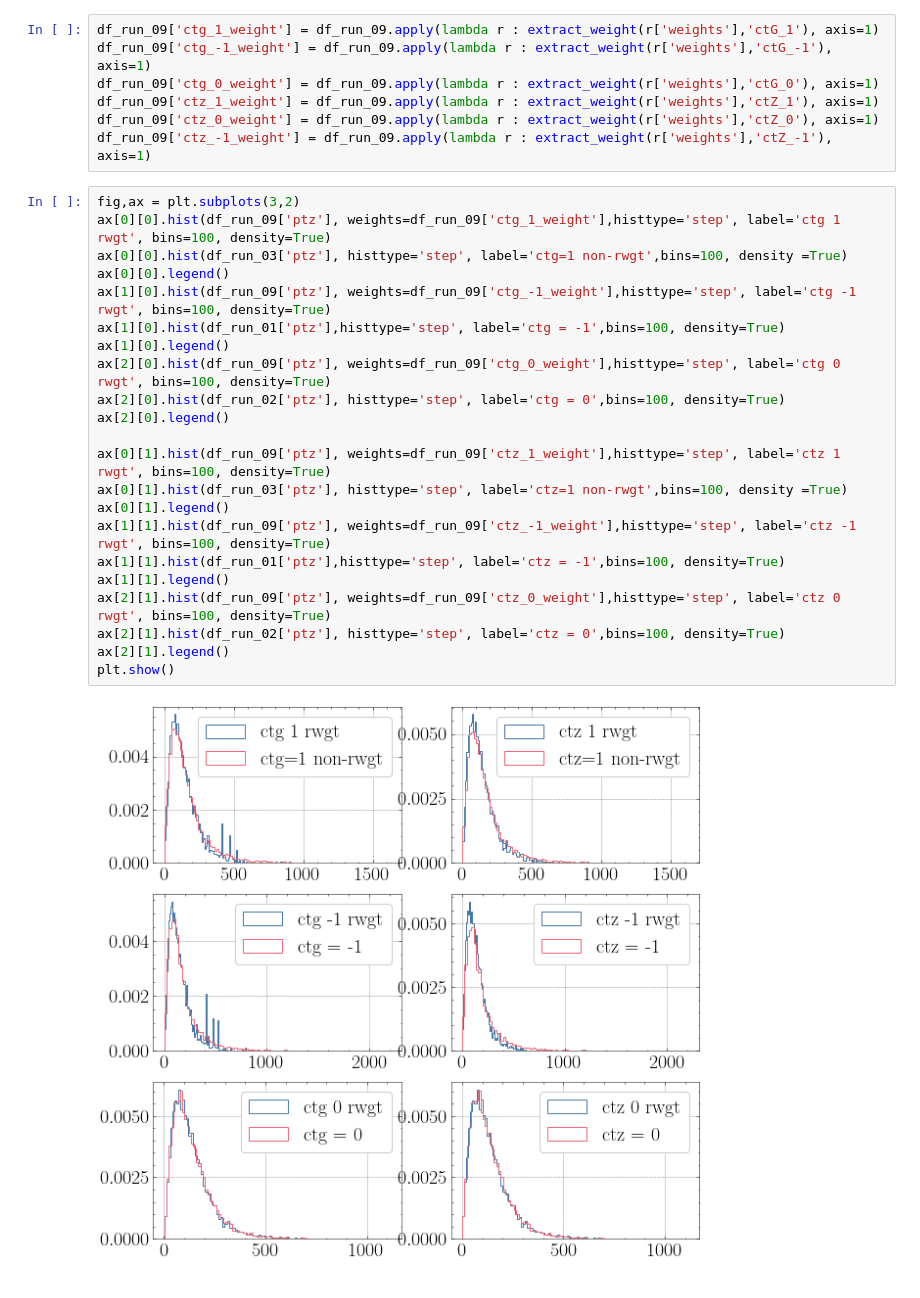
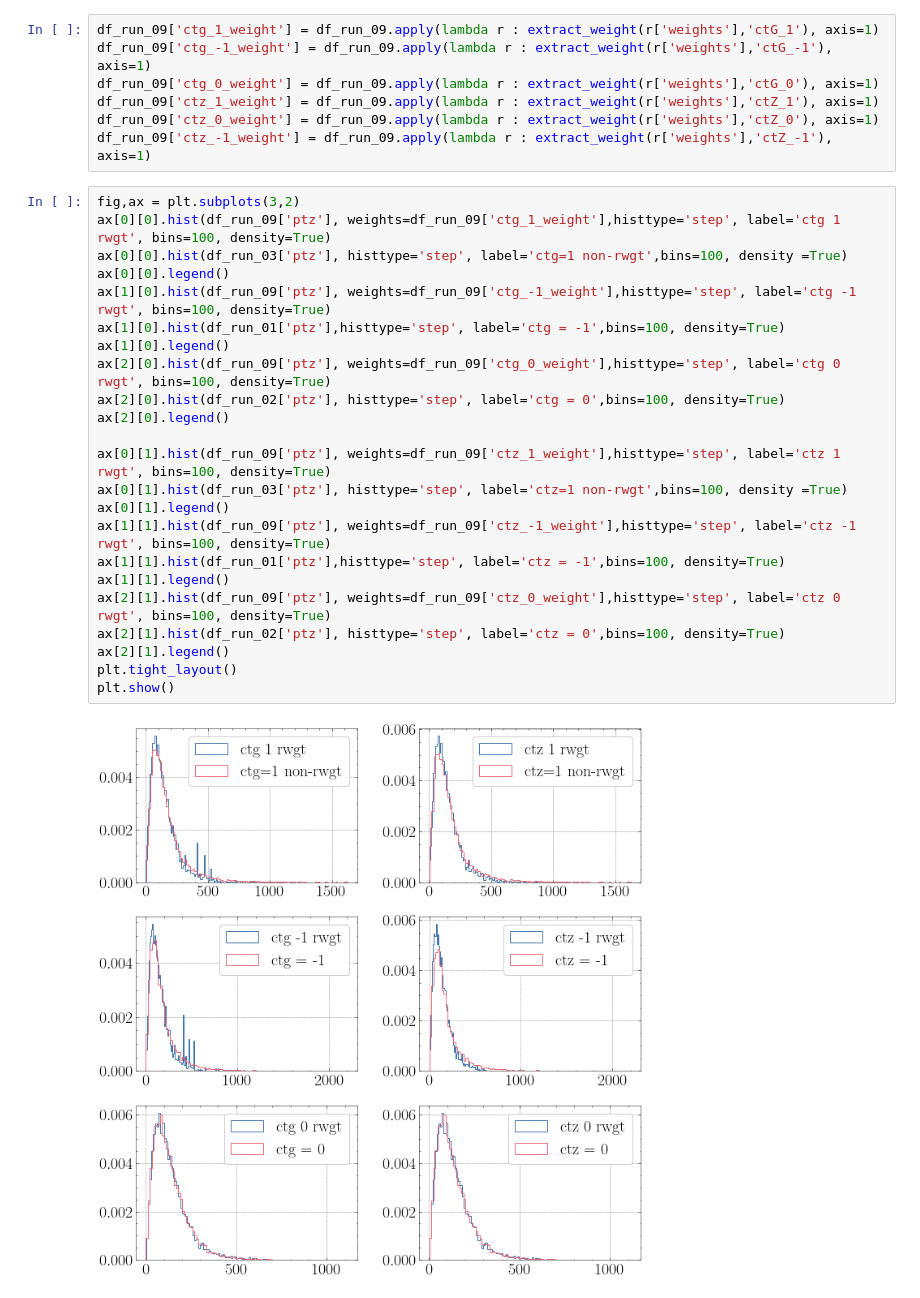
Before and after one commit to craigmadethis/LHEImport, a Jupyter notebook: ttz_05_eft.ipynb, the cells around one changed output. Drawn from its saved outputs; the diff is of its cells as text.

Commit message:
updating graphs

```diff
--- a/ttz_05_eft.ipynb
+++ b/ttz_05_eft.ipynb
@@ -107,24 +107,25 @@ df_run_09['ctz_-1_weight'] = df_run_09.apply(lambda r : extract_weight(r['weight
 # %%
 fig,ax = plt.subplots(3,2)
 ax[0][0].hist(df_run_09['ptz'], weights=df_run_09['ctg_1_weight'],histtype='step', label='ctg 1 rwgt', bins=100, density=True)
 ax[0][0].hist(df_run_03['ptz'], histtype='step', label='ctg=1 non-rwgt',bins=100, density =True)
 ax[0][0].legend()
 ax[1][0].hist(df_run_09['ptz'], weights=df_run_09['ctg_-1_weight'],histtype='step', label='ctg -1 rwgt', bins=100, density=True)
 ax[1][0].hist(df_run_01['ptz'],histtype='step', label='ctg = -1',bins=100, density=True)
 ax[1][0].legend()
 ax[2][0].hist(df_run_09['ptz'], weights=df_run_09['ctg_0_weight'],histtype='step', label='ctg 0 rwgt', bins=100, density=True)
 ax[2][0].hist(df_run_02['ptz'], histtype='step', label='ctg = 0',bins=100, density=True)
 ax[2][0].legend()
 
 ax[0][1].hist(df_run_09['ptz'], weights=df_run_09['ctz_1_weight'],histtype='step', label='ctz 1 rwgt', bins=100, density=True)
 ax[0][1].hist(df_run_03['ptz'], histtype='step', label='ctz=1 non-rwgt',bins=100, density =True)
 ax[0][1].legend()
 ax[1][1].hist(df_run_09['ptz'], weights=df_run_09['ctz_-1_weight'],histtype='step', label='ctz -1 rwgt', bins=100, density=True)
 ax[1][1].hist(df_run_01['ptz'],histtype='step', label='ctz = -1',bins=100, density=True)
 ax[1][1].legend()
 ax[2][1].hist(df_run_09['ptz'], weights=df_run_09['ctz_0_weight'],histtype='step', label='ctz 0 rwgt', bins=100, density=True)
 ax[2][1].hist(df_run_02['ptz'], histtype='step', label='ctz = 0',bins=100, density=True)
 ax[2][1].legend()
+plt.tight_layout()
 plt.show()
 # %% [output]
-[figure, old version]
+[figure, new version]
```
